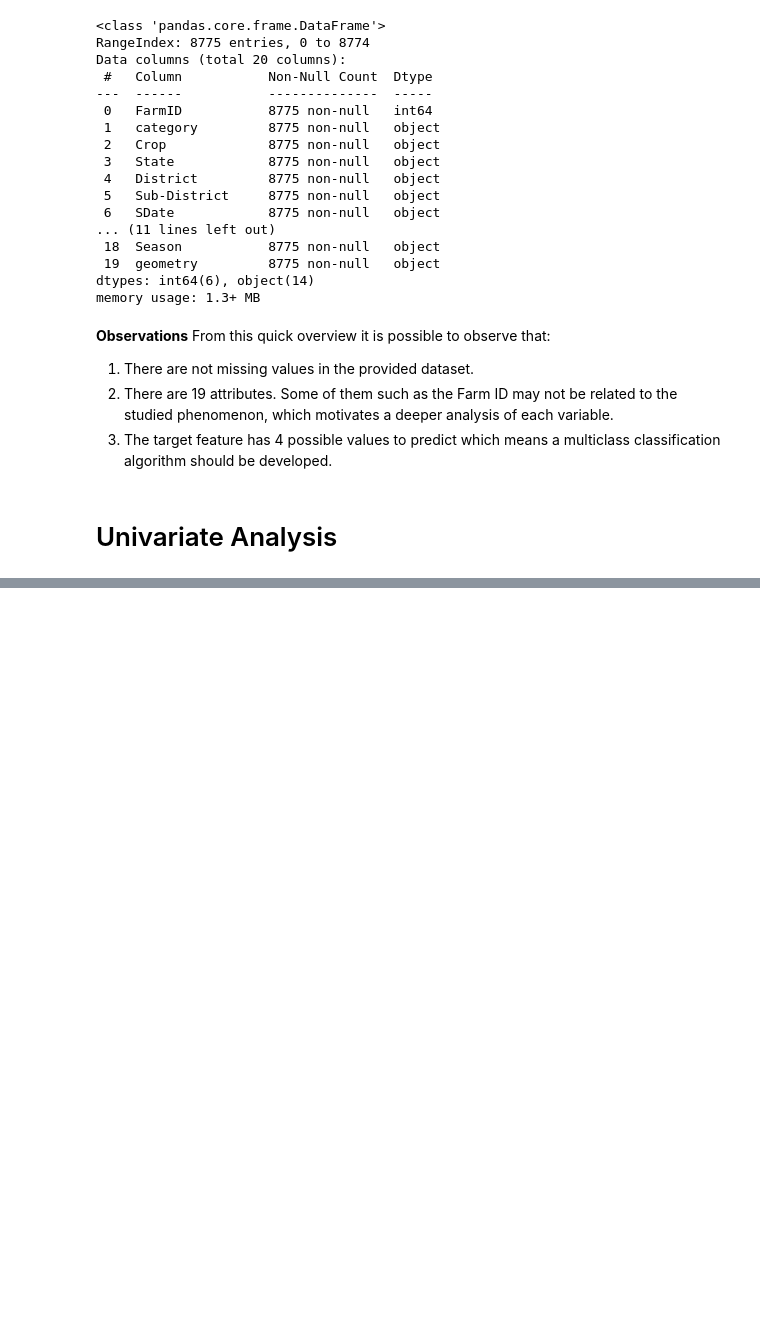
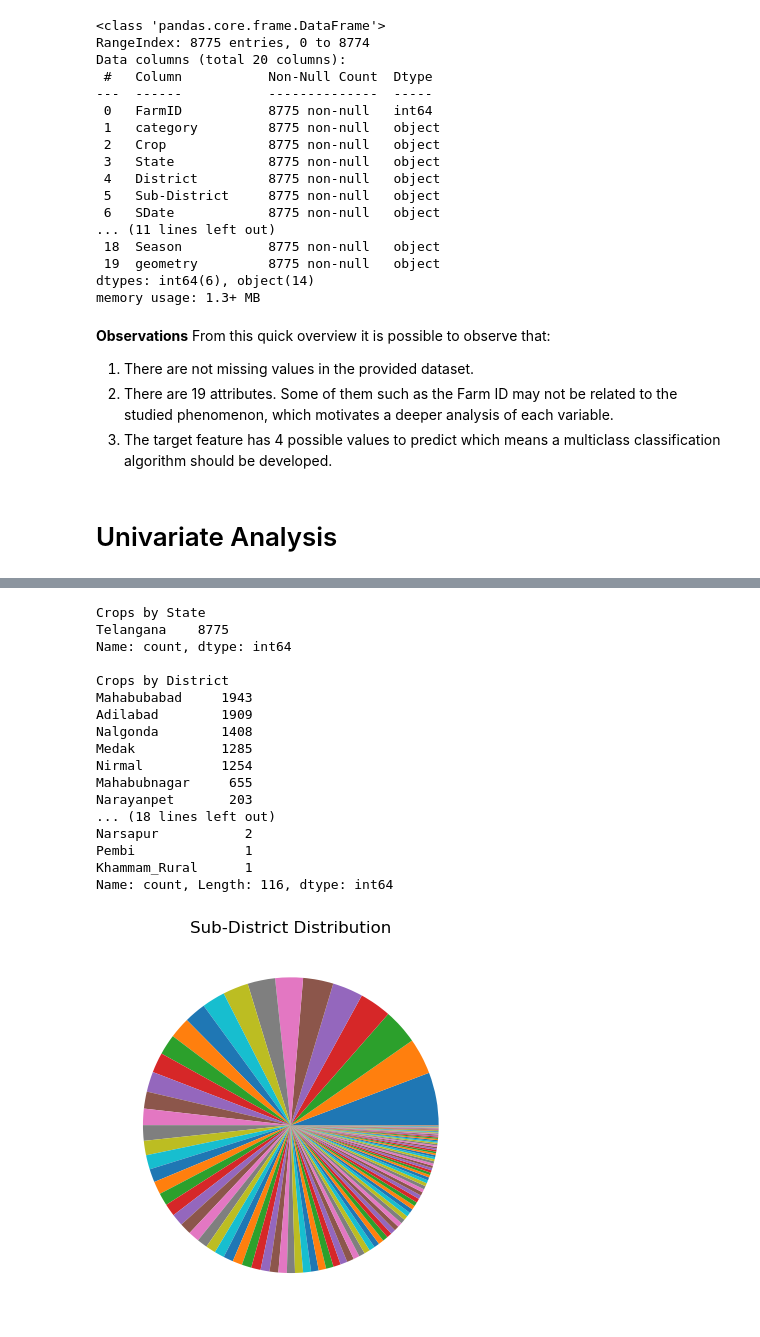
Before and after one commit to juandazapatac/telangana_classification_challenge, a Jupyter notebook: notebooks/exploratory_analysis.ipynb, the cells around one changed output, grey strips where cells are left out. Drawn from its saved outputs; the diff is of its cells as text; code cells hidden in the pictures; blank space fills up the shorter version.

```diff
--- a/notebooks/exploratory_analysis.ipynb
+++ b/notebooks/exploratory_analysis.ipynb
@@ -88,0 +100,28 @@ df.describe()
+# %%
+# Political distribution of Crops
+print('Crops by',df.State.value_counts(),'\n')
+print('Crops by',df.District.value_counts(),'\n')
+print('Crops by',df["Sub-District"].value_counts(),'\n')
+fig3=plt.figure()
+ax3=fig3.add_subplot()
+ax3.pie(df["Sub-District"].value_counts().values);
+ax3.set_title("Sub-District Distribution");
+# %% [output]
+Crops by State
+Telangana    8775
+Name: count, dtype: int64
+
+Crops by District
+Mahabubabad     1943
+Adilabad        1909
+Nalgonda        1408
+Medak           1285
+Nirmal          1254
+Mahabubnagar     655
+Narayanpet       203
+... (18 lines left out)
+Narsapur           2
+Pembi              1
+Khammam_Rural      1
+Name: count, Length: 116, dtype: int64
+[figure, added]
```
Also changed, not shown: parts of 18 cells of this notebook, 1 other file.
